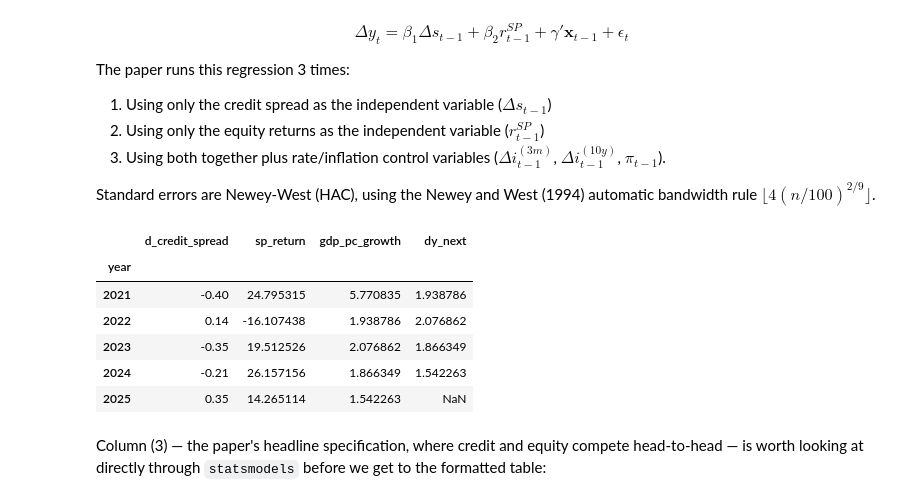
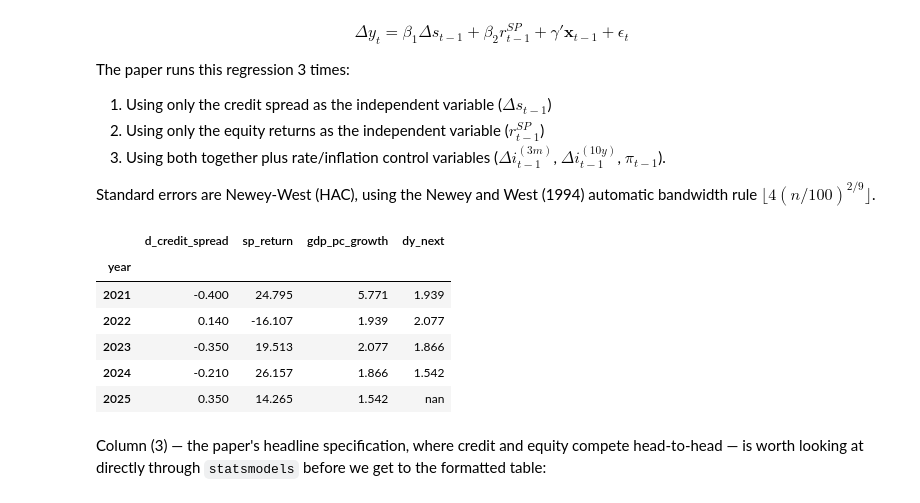
Before and after one commit to fernando-raffo/p03_lopez_salido_stein_zakrajsek_2017, a Jupyter notebook: src/02_replication.ipynb, the cells around one changed output. Cells and saved outputs as stored; diff of their text form; code cells hidden in the pictures.

```diff
--- a/src/02_replication.ipynb
+++ b/src/02_replication.ipynb
@@ -183,15 +183,15 @@ using the Newey and West (1994) automatic bandwidth rule
 $\lfloor 4(n/100)^{2/9}\rfloor$.
 # %%
 df1 = t1.build_panel()
-df1[["d_credit_spread", "sp_return", "gdp_pc_growth", "dy_next"]].tail()
+df1[["d_credit_spread", "sp_return", "gdp_pc_growth", "dy_next"]].tail().style.format("{:.3f}")
 # %% [output]
 |  | d_credit_spread | sp_return | gdp_pc_growth | dy_next |
 | year |  |  |  |  |
-| 2021 | -0.40 | 24.795315 | 5.770835 | 1.938786 |
-| 2022 | 0.14 | -16.107438 | 1.938786 | 2.076862 |
-| 2023 | -0.35 | 19.512526 | 2.076862 | 1.866349 |
-| 2024 | -0.21 | 26.157156 | 1.866349 | 1.542263 |
-| 2025 | 0.35 | 14.265114 | 1.542263 | NaN |
+| 2021 | -0.400 | 24.795 | 5.771 | 1.939 |
+| 2022 | 0.140 | -16.107 | 1.939 | 2.077 |
+| 2023 | -0.350 | 19.513 | 2.077 | 1.866 |
+| 2024 | -0.210 | 26.157 | 1.866 | 1.542 |
+| 2025 | 0.350 | 14.265 | 1.542 | nan |
 # %% [markdown]
 Column (3) — the paper's headline specification, where credit and equity
 compete head-to-head — is worth looking at directly through `statsmodels`
```
Also changed, not shown: parts of 2 cells of this notebook, 2 other files.
